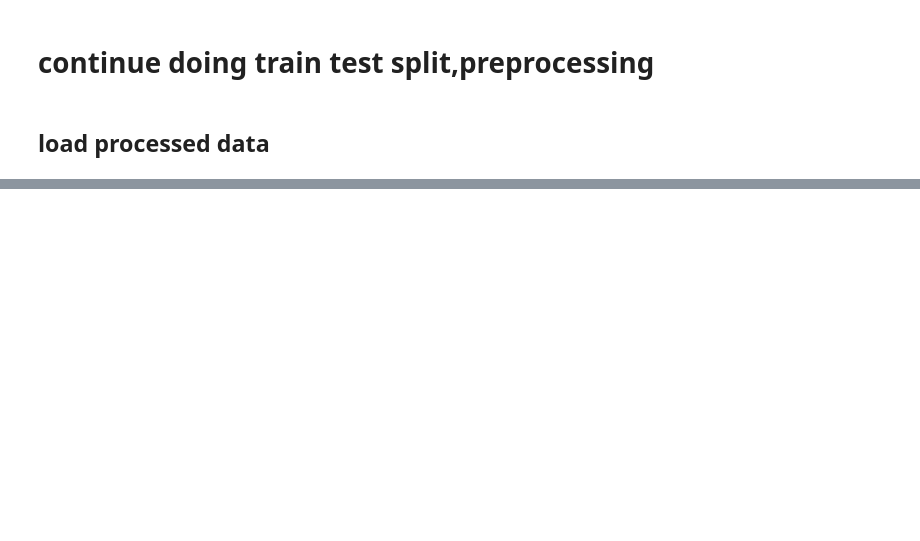
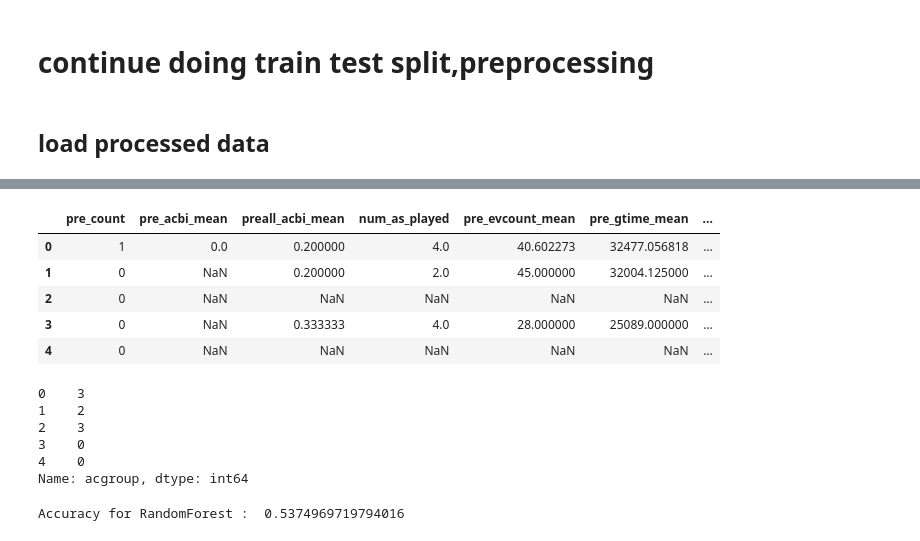
Before and after one commit to yaoyaoustc/Kaggle, a Jupyter notebook: 0106_dsbowl/part3_conti.ipynb, the cells around one changed output, grey strips where cells are left out. Cells and saved outputs as stored; diff of their text form; code cells hidden in the pictures; blank space fills up the shorter version.

```diff
--- a/0106_dsbowl/part3_conti.ipynb
+++ b/0106_dsbowl/part3_conti.ipynb
@@ -155,0 +181,19 @@ _
+# %%
+raw_x = newopt.drop(columns=['acgroup','atmp_binary_x','installation_id'])
+raw_y = newopt['acgroup']
+# %%
+raw_x.head()
+raw_y.head()
+# %% [output]
+|  | pre_count | pre_acbi_mean | preall_acbi_mean | num_as_played | pre_evcount_mean | pre_gtime_mean | ... |
+| 0 | 1 | 0.0 | 0.200000 | 4.0 | 40.602273 | 32477.056818 | ... |
+| 1 | 0 | NaN | 0.200000 | 2.0 | 45.000000 | 32004.125000 | ... |
+| 2 | 0 | NaN | NaN | NaN | NaN | NaN | ... |
+| 3 | 0 | NaN | 0.333333 | 4.0 | 28.000000 | 25089.000000 | ... |
+| 4 | 0 | NaN | NaN | NaN | NaN | NaN | ... |
+0    3
+1    2
+2    3
+3    0
+4    0
+Name: acgroup, dtype: int64
@@ -155,0 +204,7 @@ _
+# %%
+#pl_random_forest = Pipeline(steps=[('random_forest', RandomForestClassifier())])
+pl_random_forest = Pipeline(steps=[('random_forest', XGBClassifier(max_depth=5,l))])
+scores = cross_val_score(pl_random_forest, raw_x, raw_y, cv=10,scoring='accuracy')
+print('Accuracy for RandomForest : ', scores.mean())
+# %% [output]
+Accuracy for RandomForest :  0.5374969719794016
```
Also changed, not shown: parts of 16 cells of this notebook.
